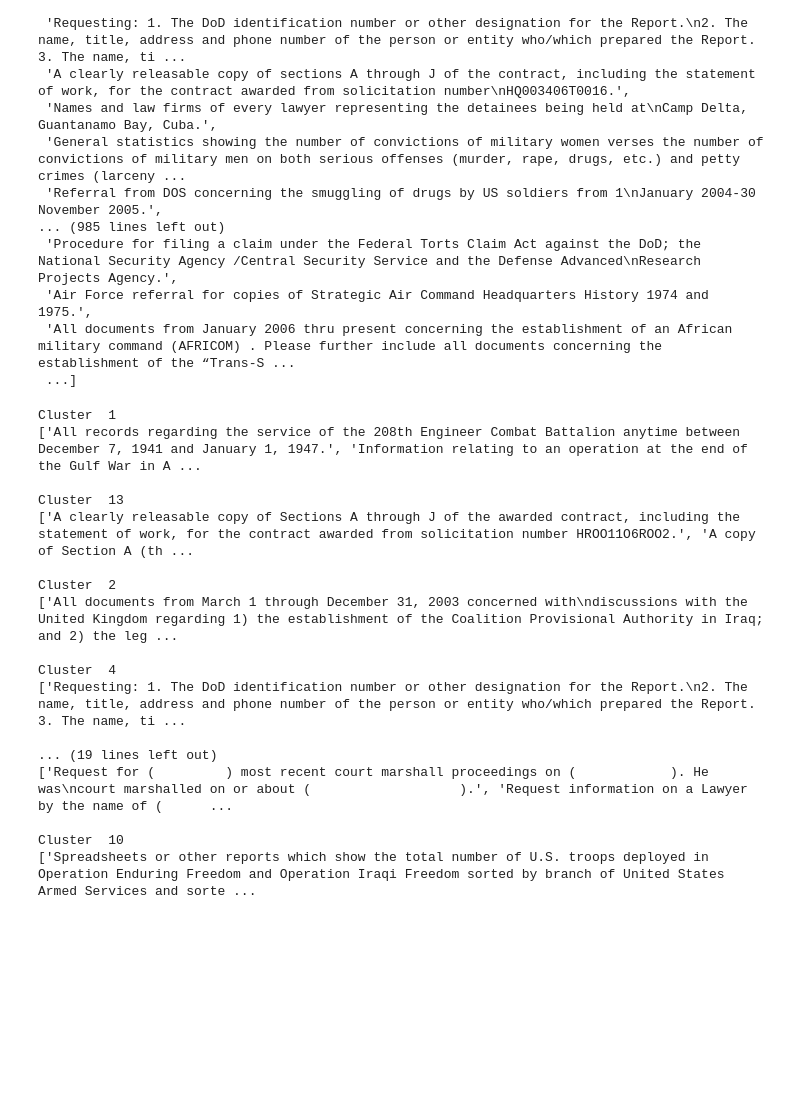
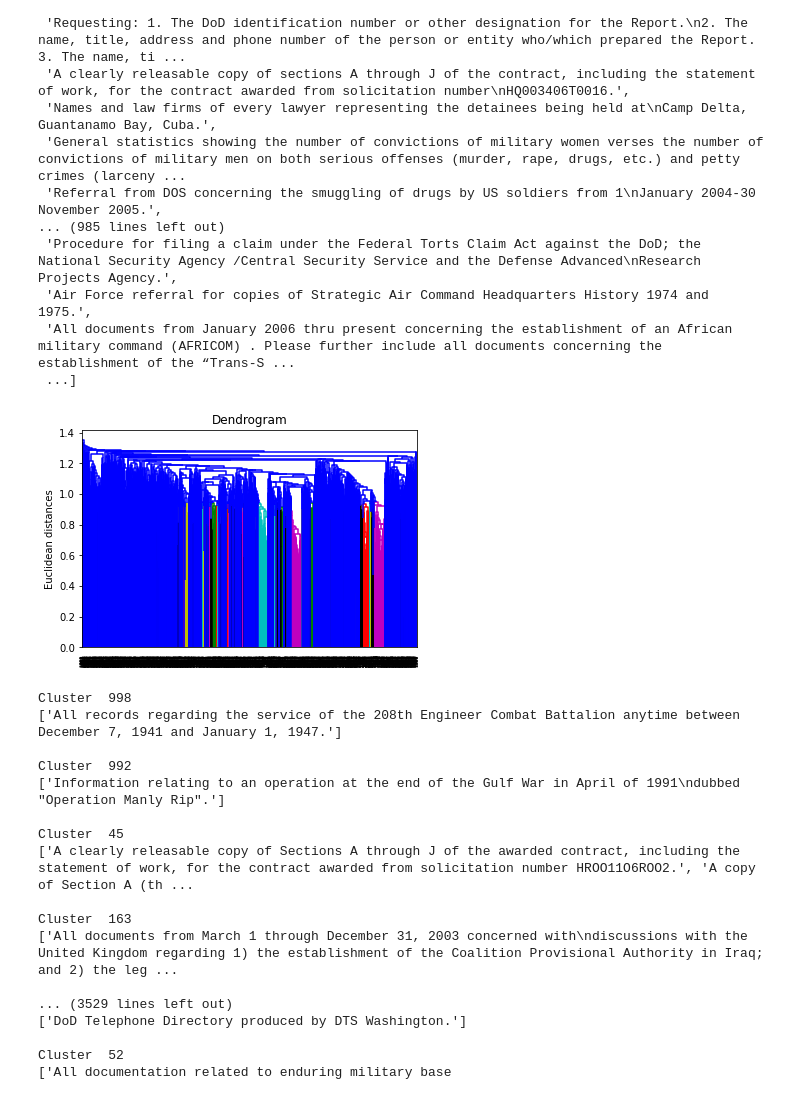
Before and after one commit to ZhaoguoZhu/Outsourcing-Security, a Jupyter notebook: Transformers Embedding.ipynb, the cells around one changed output. Cells and saved outputs as stored; diff of their text form; code cells hidden in the pictures; blank space fills up the shorter version.

```diff
--- a/Transformers Embedding.ipynb
+++ b/Transformers Embedding.ipynb
@@ -66,8 +66,18 @@ corpus = ['A man is eating food.',
 corpus_embeddings = embedder.encode(sentence)
 # %%
 corpus_embeddings = corpus_embeddings /  np.linalg.norm(corpus_embeddings, axis=1, keepdims=True)
+# %%
+Z = hierarchy.linkage(corpus_embeddings, "average")
+dn = hierarchy.dendrogram(Z)
+plt.title("Dendrogram")
+plt.ylabel("Euclidean distances")
+#plt.xlim(0,100)
+#plt.ylim(0,0.05)
+plt.show()
+# %% [output]
+[figure, added]
 # %%
-clustering_model = AgglomerativeClustering(n_clusters=None, affinity='euclidean', linkage='ward', distance_threshold=4) #, affinity='cosine', linkage='average', distance_threshold=0.4)
+clustering_model = AgglomerativeClustering(n_clusters=None, affinity='cosine', linkage='average', distance_threshold=0.4) #, affinity='cosine', linkage='average', distance_threshold=0.4)
 clustering_model.fit(corpus_embeddings)
 cluster_assignment = clustering_model.labels_
 
@@ -83,23 +93,23 @@ for i, cluster in clustered_sentences.items():
     print(cluster)
     print("")
 # %% [output]
-Cluster  1
-['All records regarding the service of the 208th Engineer Combat Battalion anytime between December 7, 1941 and January 1, 1947.', 'Information relating to an operation at the end of the Gulf War in A ...
+Cluster  998
+['All records regarding the service of the 208th Engineer Combat Battalion anytime between December 7, 1941 and January 1, 1947.']
 
-Cluster  13
+Cluster  992
+['Information relating to an operation at the end of the Gulf War in April of 1991\ndubbed "Operation Manly Rip".']
+
+Cluster  45
 ['A clearly releasable copy of Sections A through J of the awarded contract, including the statement of work, for the contract awarded from solicitation number HROO11O6ROO2.', 'A copy of Section A (th ...
 
-Cluster  2
+Cluster  163
 ['All documents from March 1 through December 31, 2003 concerned with\ndiscussions with the United Kingdom regarding 1) the establishment of the Coalition Provisional Authority in Iraq; and 2) the leg ...
 
-Cluster  4
-['Requesting: 1. The DoD identification number or other designation for the Report.\n2. The name, title, address and phone number of the person or entity who/which prepared the Report. 3. The name, ti ...
+... (3529 lines left out)
+['DoD Telephone Directory produced by DTS Washington.']
 
-... (19 lines left out)
-['Request for (         ) most recent court marshall proceedings on (            ). He was\ncourt marshalled on or about (                   ).', 'Request information on a Lawyer by the name of (      ...
-
-Cluster  10
-['Spreadsheets or other reports which show the total number of U.S. troops deployed in Operation Enduring Freedom and Operation Iraqi Freedom sorted by branch of United States Armed Services and sorte ...
+Cluster  52
+['All documentation related to enduring military base
 # %%
 len(clustered_sentences)
 # %% [output]
```
Also changed, not shown: parts of 5 cells of this notebook.
